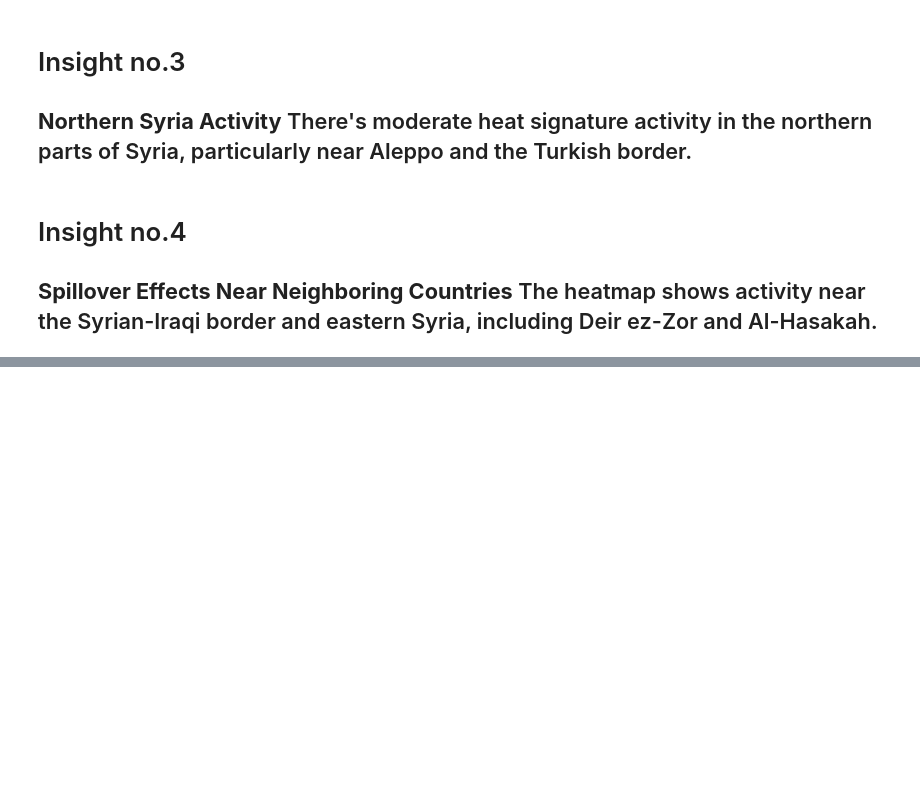
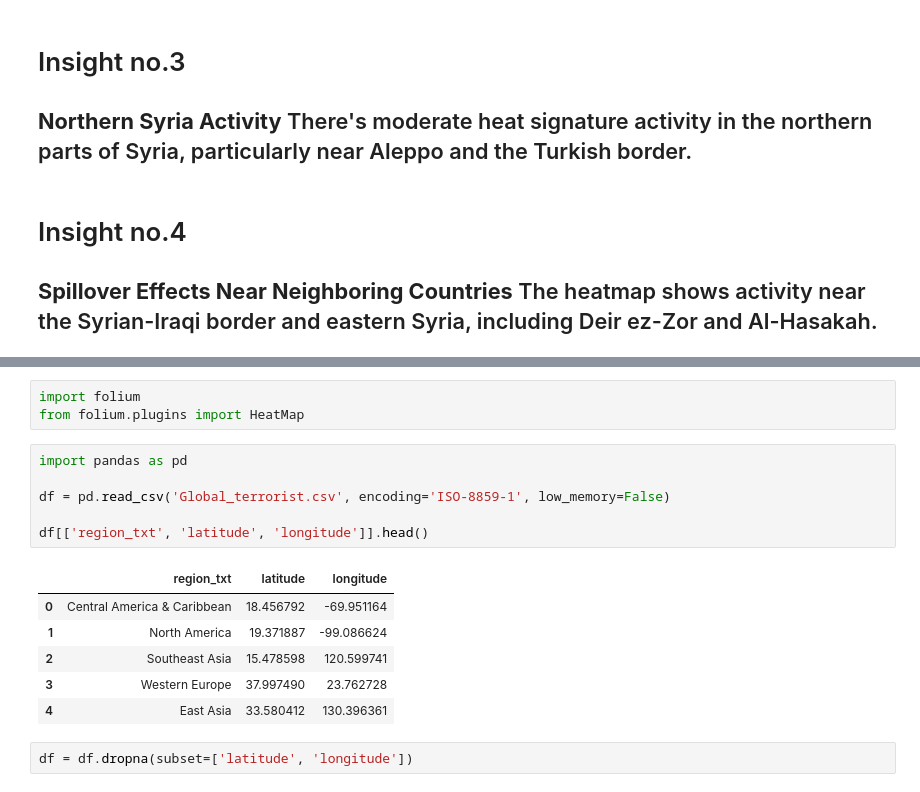
Before and after one commit to luiz-ctrl/ITD_activity, a Jupyter notebook: activity6.ipynb, the cells around one changed output, grey strips where cells are left out. Drawn from its saved outputs; the diff is of its cells as text; blank space fills up the shorter version.

```diff
--- a/activity6.ipynb
+++ b/activity6.ipynb
@@ -199,0 +274,18 @@ my_map
+# %%
+import folium
+from folium.plugins import HeatMap
+# %%
+import pandas as pd
+
+df = pd.read_csv('Global_terrorist.csv', encoding='ISO-8859-1', low_memory=False)
+
+df[['region_txt', 'latitude', 'longitude']].head()
+# %% [output]
+|  | region_txt | latitude | longitude |
+| 0 | Central America & Caribbean | 18.456792 | -69.951164 |
+| 1 | North America | 19.371887 | -99.086624 |
+| 2 | Southeast Asia | 15.478598 | 120.599741 |
+| 3 | Western Europe | 37.997490 | 23.762728 |
+| 4 | East Asia | 33.580412 | 130.396361 |
+# %%
+df = df.dropna(subset=['latitude', 'longitude'])
```
Also changed, not shown: parts of 42 cells of this notebook.
